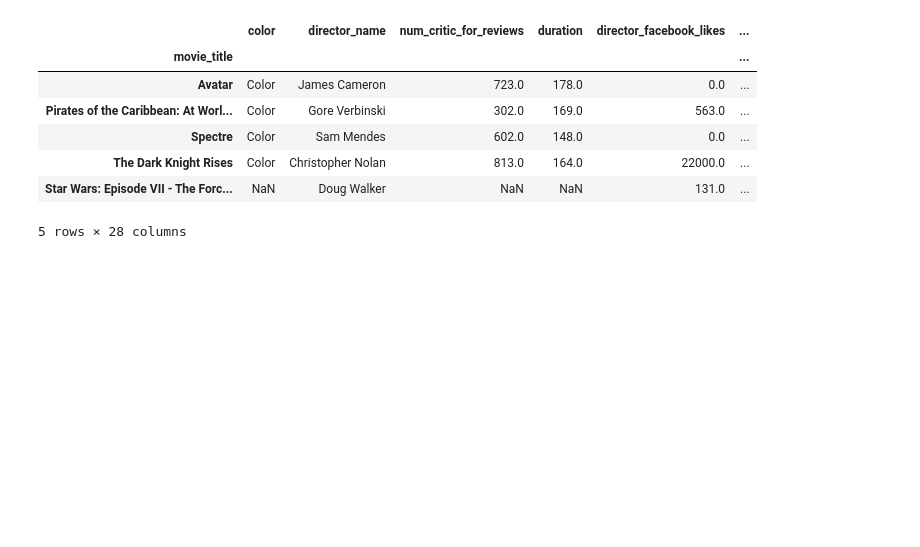
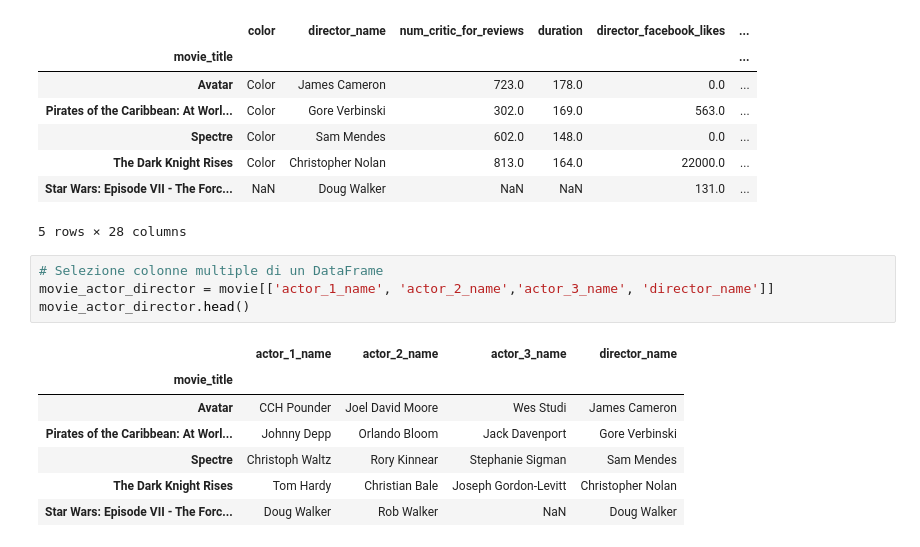
Before and after one commit to dia006/0Python, a Jupyter notebook: 08 - Pandas.ipynb, the cells around one changed output. Drawn from its saved outputs; the diff is of its cells as text; blank space fills up the shorter version.

```diff
--- a/08 - Pandas.ipynb
+++ b/08 - Pandas.ipynb
@@ -140,3 +140,15 @@ movie.head()
 | The Dark Knight Rises | Color | Christopher Nolan | 813.0 | 164.0 | 22000.0 | ... |
 | Star Wars: Episode VII - The Forc... | NaN | Doug Walker | NaN | NaN | 131.0 | ... |
 5 rows × 28 columns
+# %%
+# Selezione colonne multiple di un DataFrame
+movie_actor_director = movie[['actor_1_name', 'actor_2_name','actor_3_name', 'director_name']]
+movie_actor_director.head()
+# %% [output]
+|  | actor_1_name | actor_2_name | actor_3_name | director_name |
+| movie_title |  |  |  |  |
+| Avatar | CCH Pounder | Joel David Moore | Wes Studi | James Cameron |
+| Pirates of the Caribbean: At Worl... | Johnny Depp | Orlando Bloom | Jack Davenport | Gore Verbinski |
+| Spectre | Christoph Waltz | Rory Kinnear | Stephanie Sigman | Sam Mendes |
+| The Dark Knight Rises | Tom Hardy | Christian Bale | Joseph Gordon-Levitt | Christopher Nolan |
+| Star Wars: Episode VII - The Forc... | Doug Walker | Rob Walker | NaN | Doug Walker |
```
Also changed, not shown: parts of 17 cells of this notebook.
